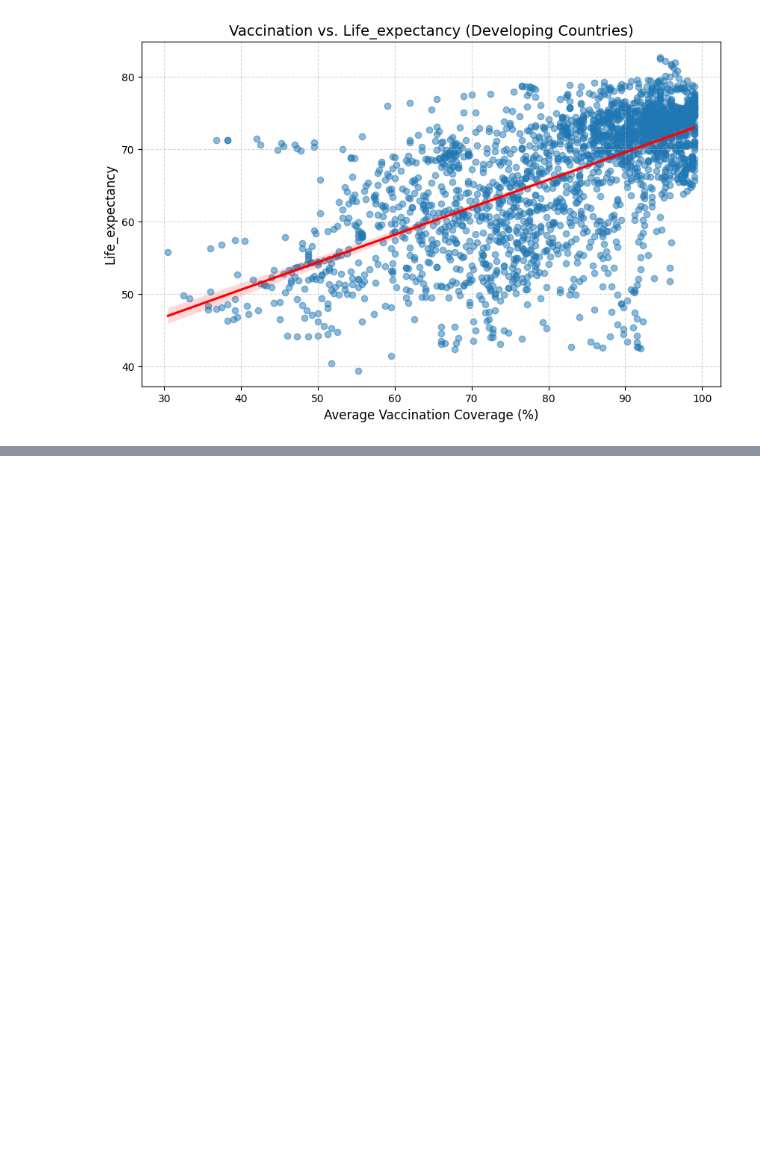
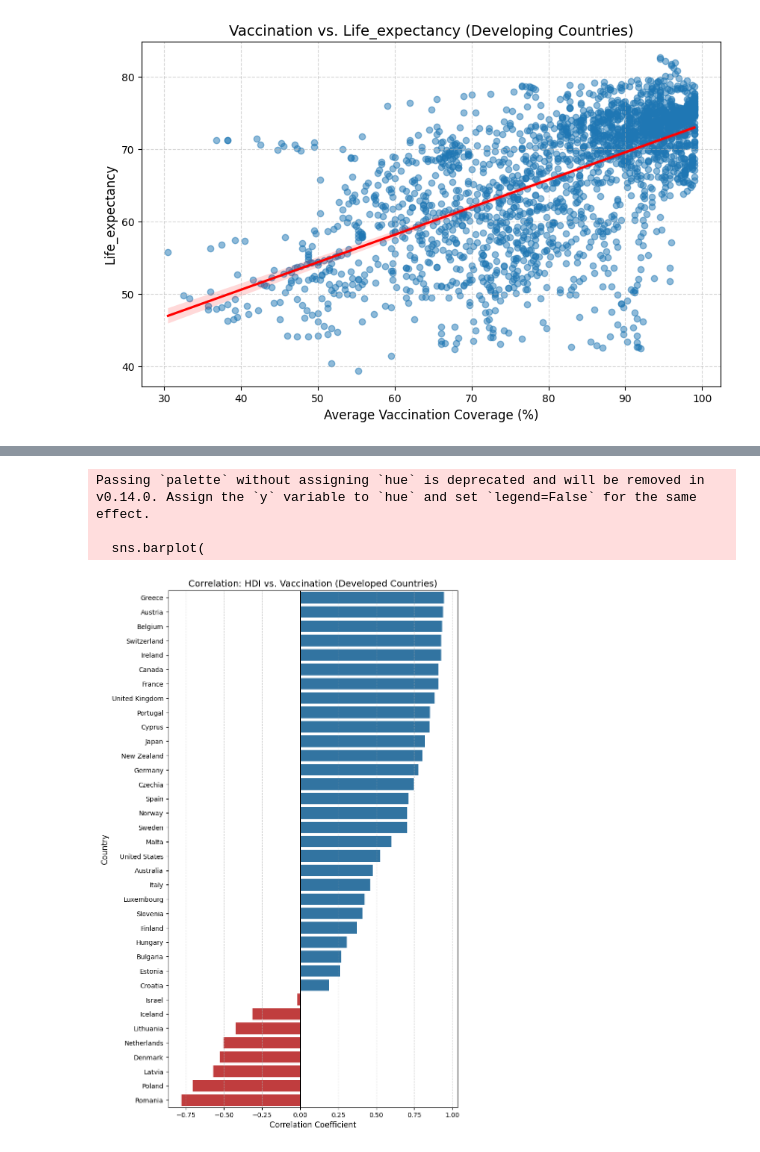
Before and after one commit to ShazaAbdallah/Data-management-236003, a Jupyter notebook: Project/project-updated.ipynb, the cells around one changed output, grey strips where cells are left out. Saved outputs shown, nothing was run; the diff lists cells and outputs as text; code cells hidden in the pictures; blank space fills up the shorter version.

```diff
--- a/Project/project-updated.ipynb
+++ b/Project/project-updated.ipynb
@@ -572,0 +662,4 @@ Correlation (Developing Countries): 0.6258
+# %%
+stats = combined_df.loc[combined_df["Status"] == "Developed"].groupby('Country')[['hdi', 'avg_vaccination']].corr().iloc[0::2, -1]
+print("Correlation (HDI vs Vaccination):")
+print(stats)
@@ -572,0 +684,39 @@ Correlation (Developing Countries): 0.6258
+# %%
+import seaborn as sns
+import matplotlib.pyplot as plt
+
+# 1. Prepare the Data
+# Your 'stats' variable is likely a Series with a MultiIndex.
+# We convert it to a clean DataFrame and sort it.
+corr_df = stats.reset_index()
+
+# Depending on your pandas version, the columns might need renaming.
+# Assuming column 0 is 'Country' and the values are 'Correlation'
+corr_df.columns = ['Country', 'Variable', 'Correlation'] # 'Variable' is the 'hdi' level we don't need
+corr_df = corr_df[['Country', 'Correlation']].sort_values('Correlation', ascending=False)
+
+# 2. Plot
+plt.figure(figsize=(8, len(corr_df) * 0.4))  # Auto-adjust height based on N countries
+
+# Color bars by positive/negative value
+colors = ['#1f77b4' if x > 0 else '#d62728' for x in corr_df['Correlation']]
+
+sns.barplot(
+    data=corr_df,
+    x='Correlation',
+    y='Country',
+    palette=colors  # Blue for positive, Red for negative
+)
+
+plt.title('Correlation: HDI vs. Vaccination (Developed Countries)', fontsize=14)
+plt.xlabel('Correlation Coefficient', fontsize=12)
+plt.ylabel('Country', fontsize=12)
+plt.axvline(0, color='black', linewidth=1) # Add a vertical line at 0 for reference
+plt.grid(axis='x', linestyle='--', alpha=0.5)
+
+plt.show()
+# %% [output]
+Passing `palette` without assigning `hue` is deprecated and will be removed in v0.14.0. Assign the `y` variable to `hue` and set `legend=False` for the same effect.
+
+  sns.barplot(
+[figure, added]
```
Also changed, not shown: parts of 3 cells of this notebook.
